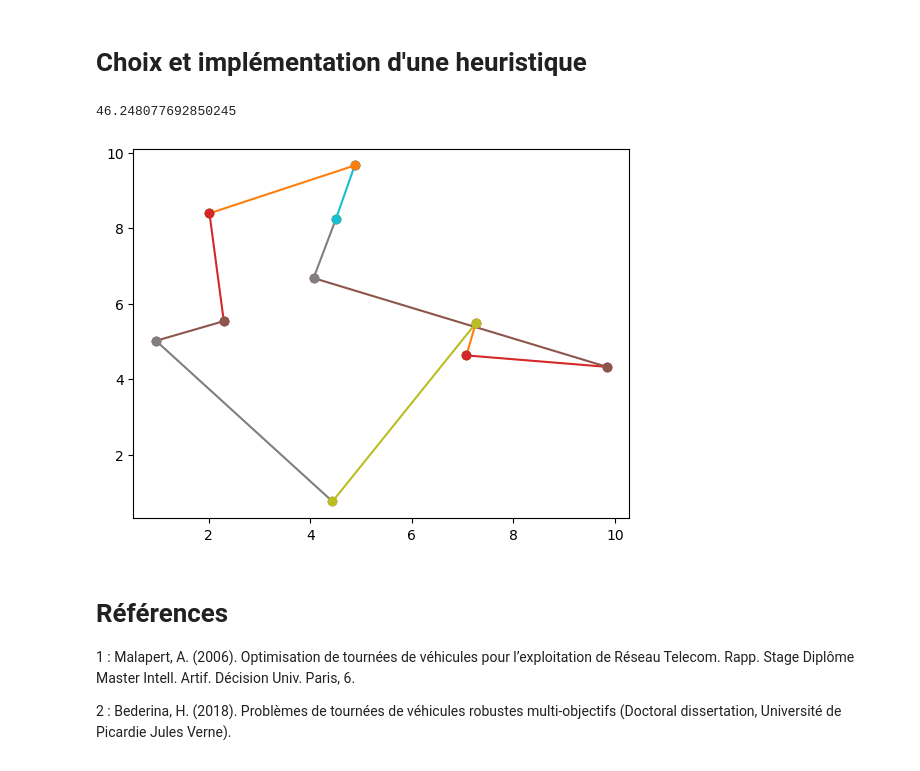
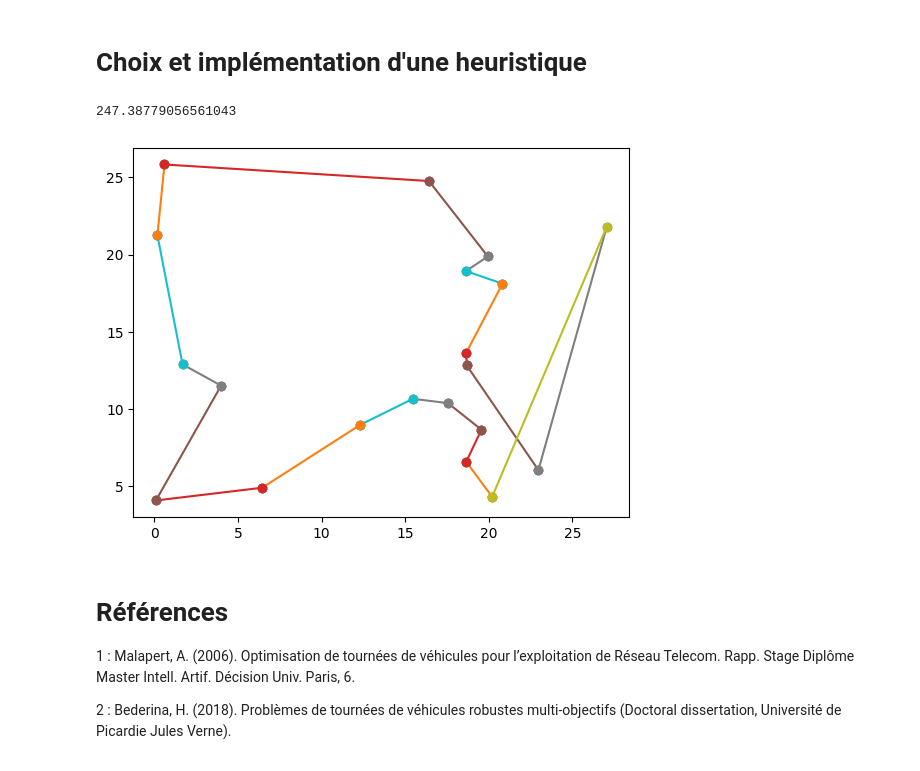
Before and after one commit to alennardos/A3_RO, a Jupyter notebook: Projet.ipynb, the cells around one changed output. Saved outputs shown, nothing was run; the diff lists cells and outputs as text; code cells hidden in the pictures.

```diff
--- a/Projet.ipynb
+++ b/Projet.ipynb
@@ -118,45 +118,45 @@ class Point:
 
 points = []
 
-for i in range(10):
-    points.append(Point(x=random()*10, y=random()*10))
+for i in range(20):
+    points.append(Point(x=random()*30, y=random()*30))
 
 def tsp(depart, points, distanceTotal = 0, pointsparc = []):
     pointsparc.append(depart)
-    if len(pointsparc) == 10:
+    if len(pointsparc) == len(points):
         return (distanceTotal + pointsparc[-2].distance(depart), pointsparc)
 
     min = 1000000000000
     voisin = None
     for p in points:
         if not p in pointsparc:
             distance = depart.distance(p)
             if distance < min:
                 min = distance
                 voisin = p
 
     return tsp(voisin, points, distanceTotal+distance, pointsparc)
 
 res = tsp(points[0], points)
 
 distance = res[0]
 
 for i in range(len(res[1])-1):
     res[1][i].sommet(plt)
     res[1][i].arc(res[1][i+1], plt)
 
 res[1][0].arc(res[1][-1], plt)
 
 print(distance)
 
 # for p in points:
 #     p.sommet(plt)
 #     points[5].arc(p, plt)
 
 plt.show()
 # %% [output]
-46.248077692850245
+247.38779056561043
-[figure, old version]
+[figure, new version]
 # %% [markdown]
 # **Références**
 1 : Malapert, A. (2006). Optimisation de tournées de véhicules pour l’exploitation de Réseau Telecom. Rapp. Stage Diplôme Master Intell. Artif. Décision Univ. Paris, 6.
```
Also changed, not shown: 2 other files.
